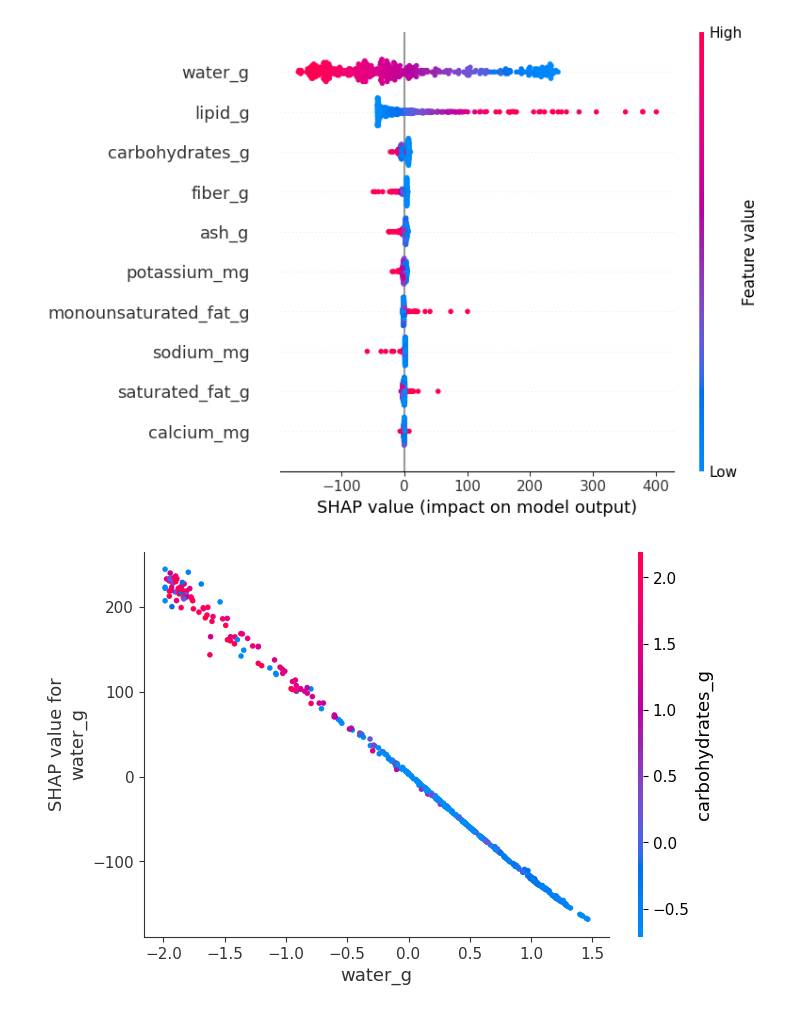
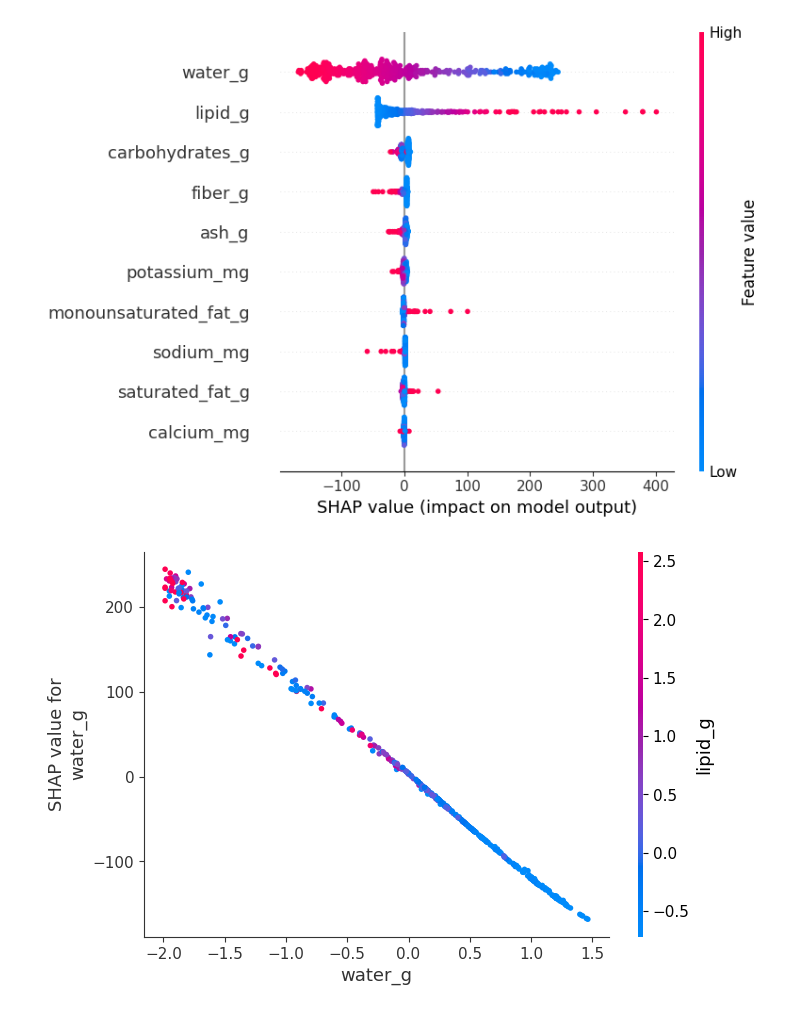
Before and after one commit to ClassNeuralNetwork/prediction_calories, a Jupyter notebook: prediction_calories/model/model_explain.ipynb, the cells around one changed output. Saved outputs shown, nothing was run; the diff lists cells and outputs as text; code cells hidden in the pictures.

```diff
--- a/prediction_calories/model/model_explain.ipynb
+++ b/prediction_calories/model/model_explain.ipynb
@@ -34,6 +34,6 @@ shap.summary_plot(shap_values[:,:,0], input_test, feature_names=input_test.colum
 # %% [output]
 [figure]
 # %%
-shap.dependence_plot('water_g', shap_values, input_test,interaction_index='carbohydrates_g')
+shap.dependence_plot('water_g', shap_values, input_test,interaction_index='lipid_g')
 # %% [output]
-[figure, old version]
+[figure, new version]
```
